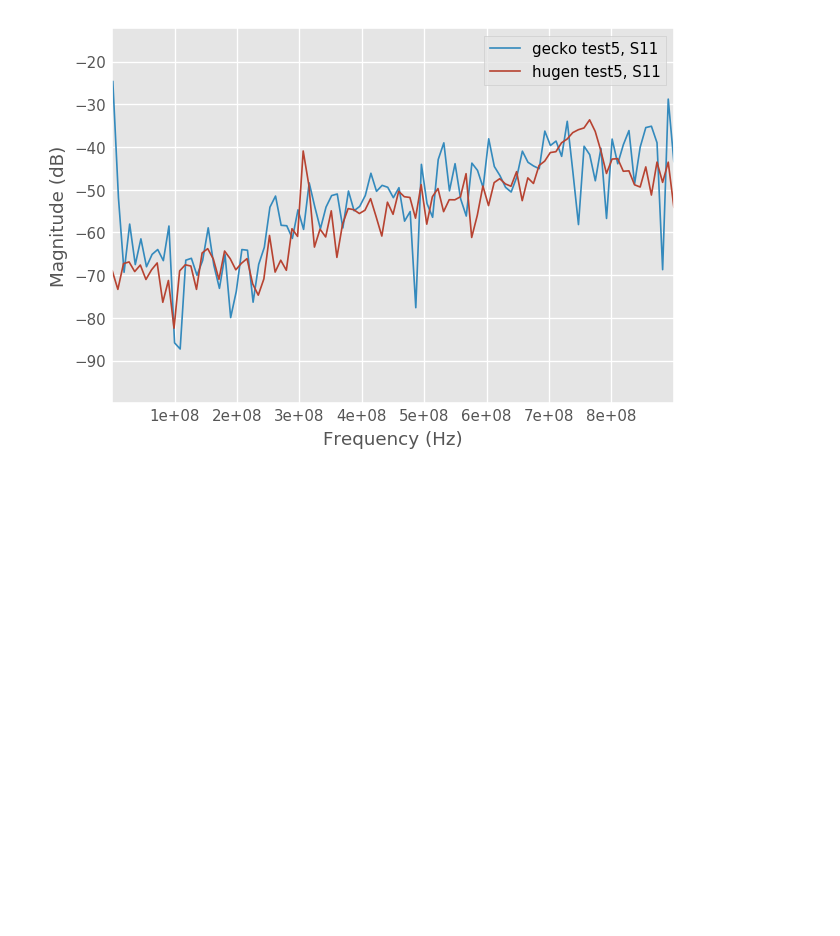
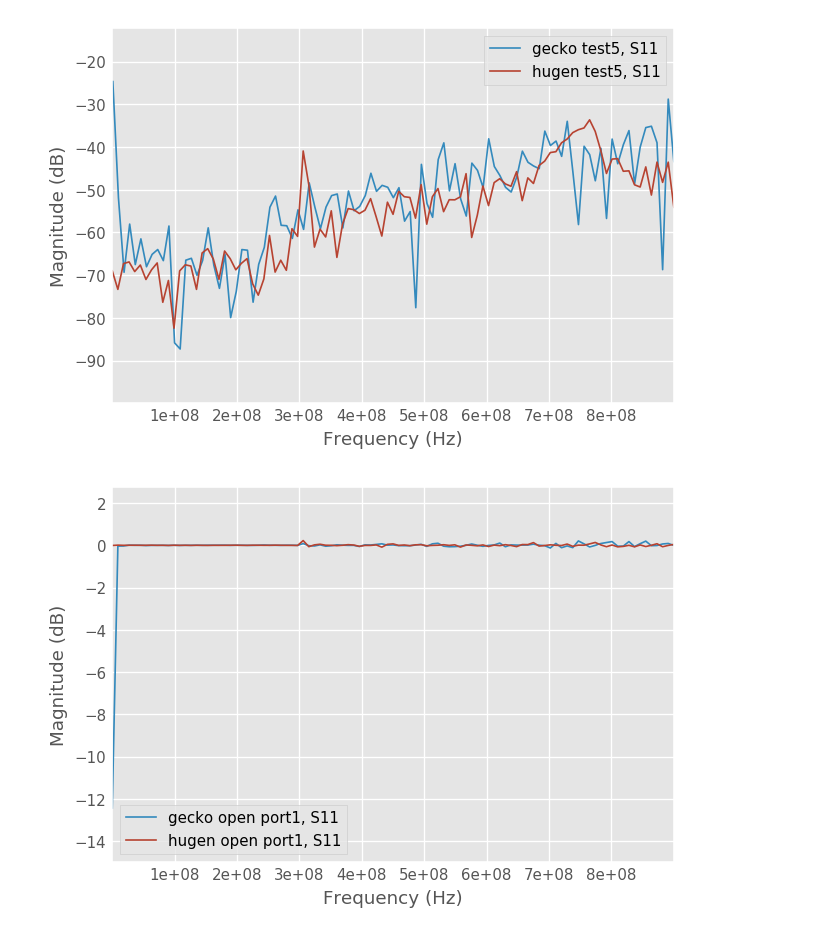
Before and after one commit to hendorog/nanovna_test, a Jupyter notebook: NanoVNA comparison.ipynb, the cells around one changed output. Cells and saved outputs as stored; diff of their text form; code cells hidden in the pictures; blank space fills up the shorter version.

Commit message:
Open port stability test added

```diff
--- a/NanoVNA comparison.ipynb
+++ b/NanoVNA comparison.ipynb
@@ -98,3 +98,23 @@ tests['gecko test5'].plot_s_db()
 tests['hugen test5'].plot_s_db()
 # %% [output]
 [figure]
+# %%
+# Short Open Load Cal done on both devices.
+# S1P file saved after calibration, with the port open.
+# This test had several hours of warmup time
+# gecko is a white NanoVNA with the Gecko or Salamander reptile printed on it
+# hugen is a black NanoVNA from the Aliexpress store that hugen published on groups.io
+
+import skrf as rf
+from skrf.calibration import OnePort
+%matplotlib inline
+from pylab import *
+rf.stylely()
+
+
+tests = rf.read_all('data/tests/')
+
+tests['gecko open port1'].plot_s_db()
+tests['hugen open port1'].plot_s_db()
+# %% [output]
+[figure, added]
```
Also changed, not shown: parts of 1 cell of this notebook, 4 other files.
